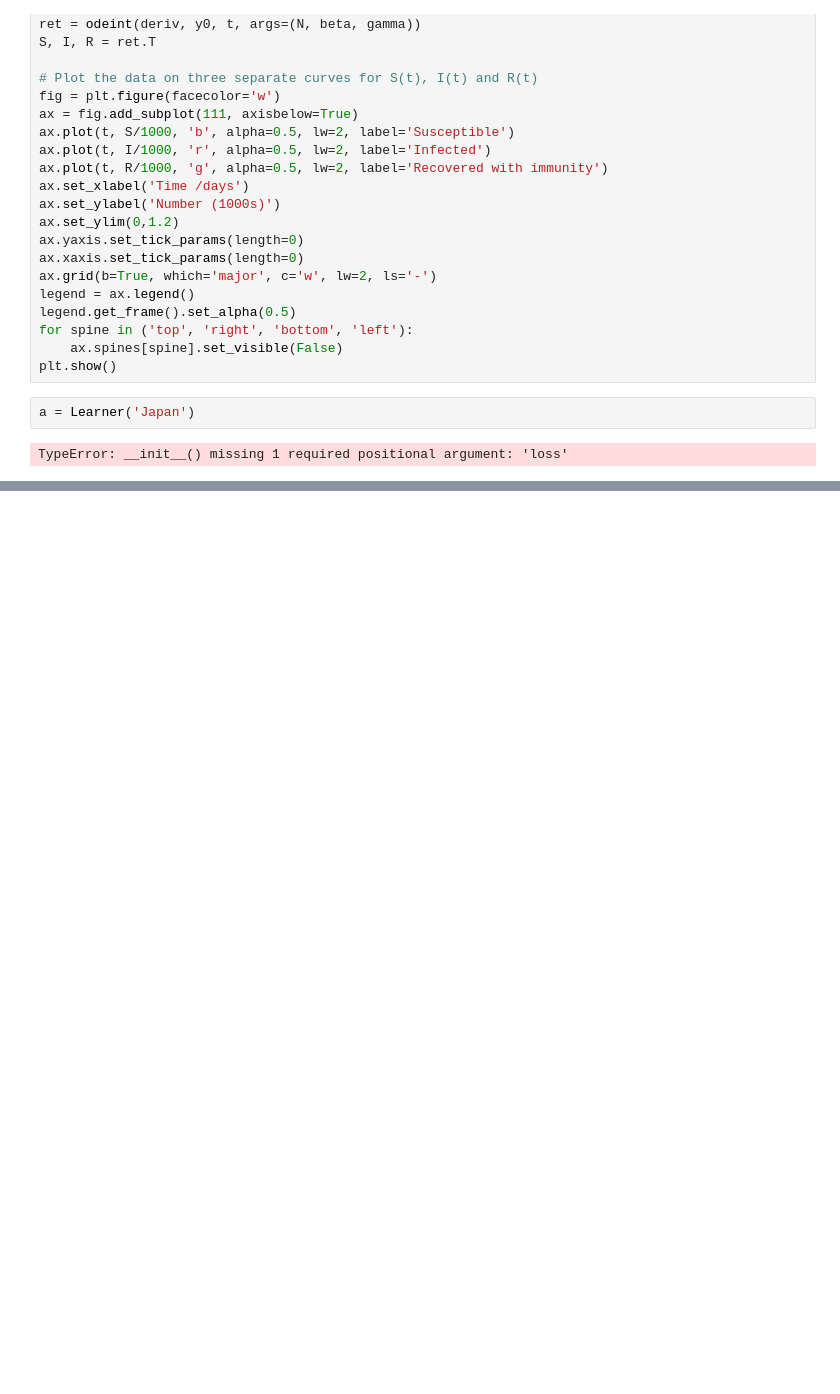
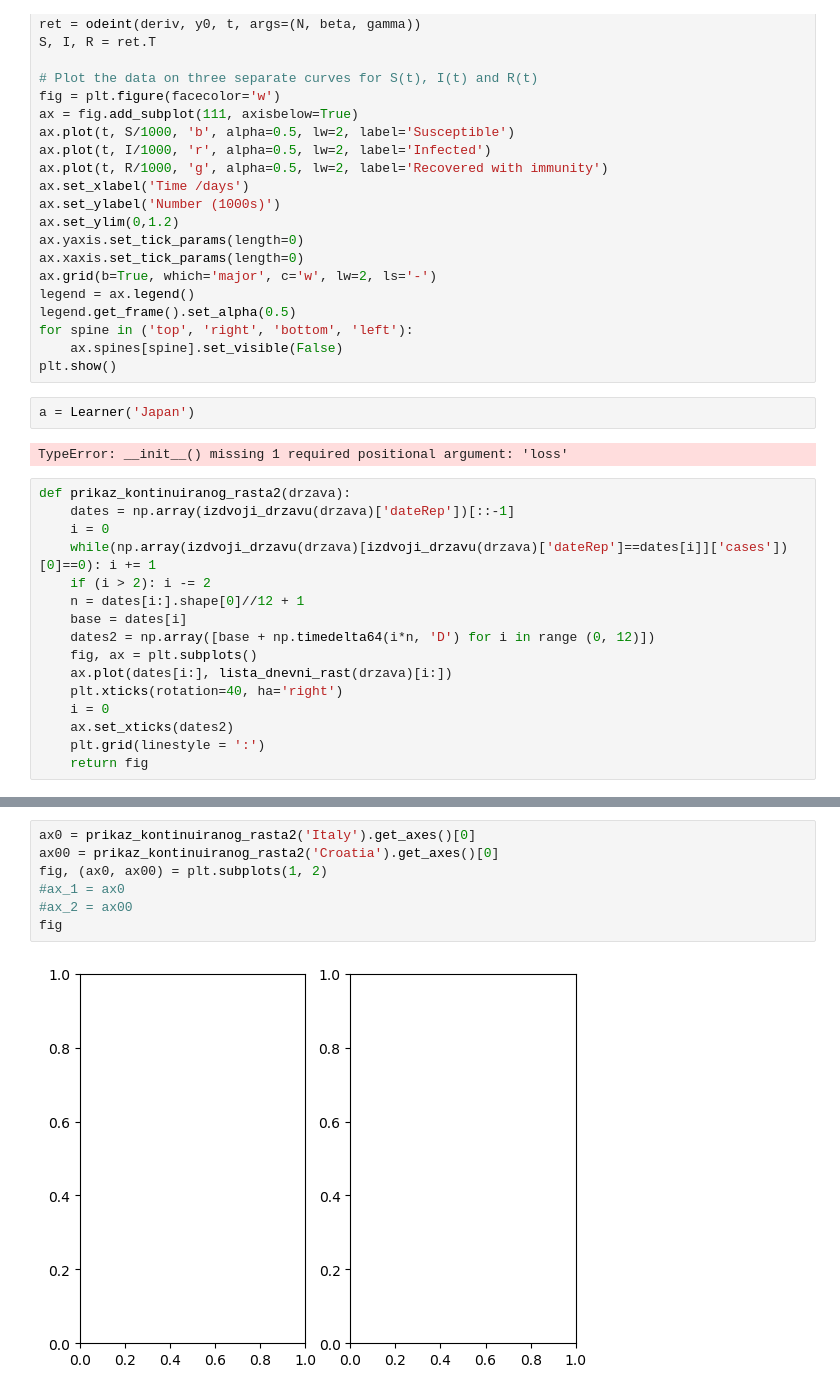
Before and after one commit to dominikmik195/mat_soft, a Jupyter notebook: corona.ipynb, the cells around one changed output, grey strips where cells are left out. Cells and saved outputs as stored; diff of their text form; blank space fills up the shorter version.

```diff
--- a/corona.ipynb
+++ b/corona.ipynb
@@ -795,3 +728,19 @@ plt.show()
 a = Learner('Japan')
 # %% [output]
 TypeError: __init__() missing 1 required positional argument: 'loss'
+# %%
+def prikaz_kontinuiranog_rasta2(drzava):
+    dates = np.array(izdvoji_drzavu(drzava)['dateRep'])[::-1]
+    i = 0
+    while(np.array(izdvoji_drzavu(drzava)[izdvoji_drzavu(drzava)['dateRep']==dates[i]]['cases'])[0]==0): i += 1
+    if (i > 2): i -= 2
+    n = dates[i:].shape[0]//12 + 1
+    base = dates[i]
+    dates2 = np.array([base + np.timedelta64(i*n, 'D') for i in range (0, 12)])
+    fig, ax = plt.subplots()
+    ax.plot(dates[i:], lista_dnevni_rast(drzava)[i:])
+    plt.xticks(rotation=40, ha='right')
+    i = 0
+    ax.set_xticks(dates2)
+    plt.grid(linestyle = ':')
+    return fig
@@ -797,0 +786,9 @@ TypeError: __init__() missing 1 required positional argument: 'loss'
+# %%
+ax0 = prikaz_kontinuiranog_rasta2('Italy').get_axes()[0]
+ax00 = prikaz_kontinuiranog_rasta2('Croatia').get_axes()[0]
+fig, (ax0, ax00) = plt.subplots(1, 2)
+#ax_1 = ax0
+#ax_2 = ax00
+fig
+# %% [output]
+[figure, added]
```
Also changed, not shown: parts of 21 cells of this notebook, 2 other files.
